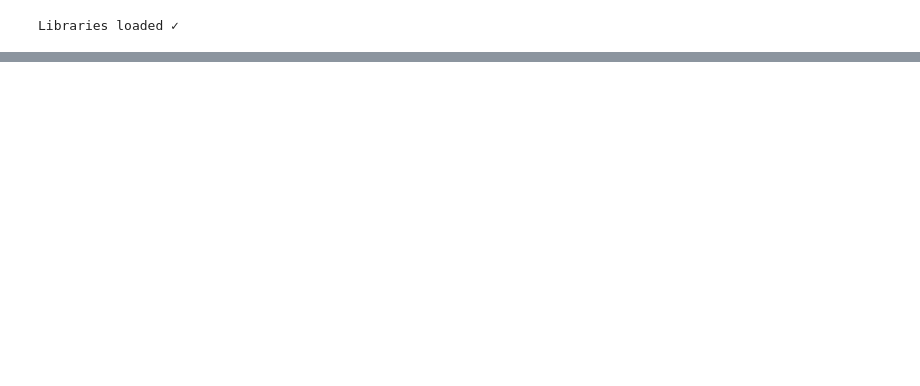
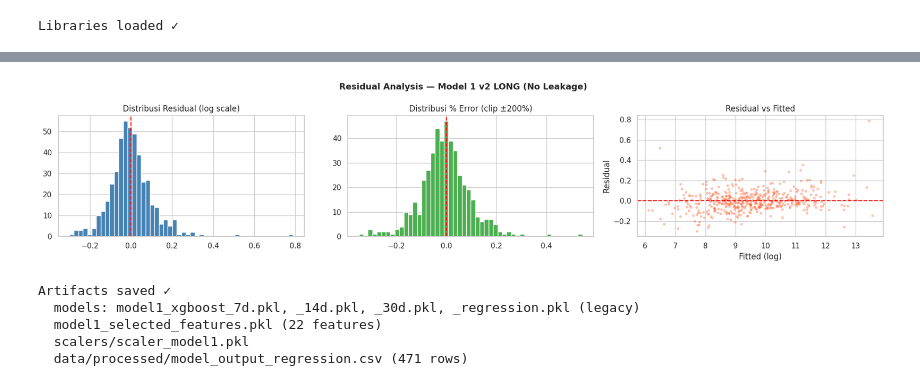
Before and after one commit to xafiertect/wrappyt, a Jupyter notebook: notebooks/modelling/08_model1_regression_views.ipynb, the cells around one changed output, grey strips where cells are left out. Drawn from its saved outputs; the diff is of its cells as text; code cells hidden in the pictures; blank space fills up the shorter version.

```diff
--- a/notebooks/modelling/08_model1_regression_views.ipynb
+++ b/notebooks/modelling/08_model1_regression_views.ipynb
@@ -198,0 +289,27 @@ Saved artifacts ✓
+# %%
+# ── 10. ERROR DISTRIBUTION & RESIDUAL ANALYSIS ───────────────────────────────
+y_pred_long = model_long.predict(X_test_sc)
+residuals = y_long.iloc[split_idx:].values - y_pred_long
+pct_errors = (np.expm1(y_long.iloc[split_idx:]) - np.expm1(y_pred_long)) / (np.expm1(y_long.iloc[split_idx:]) + 1)
+
+fig, axes = plt.subplots(1, 3, figsize=(18, 4))
+fig.suptitle('Residual Analysis — Model 1 v2 LONG (No Leakage)', fontsize=13, fontweight='bold')
+
+axes[0].hist(residuals, bins=50, color='steelblue', edgecolor='white')
+axes[0].axvline(0, color='red', linestyle='--')
+axes[0].set_title('Distribusi Residual (log scale)')
+
+axes[1].hist(pct_errors.clip(-2, 2), bins=50, color='#4CAF50', edgecolor='white')
+axes[1].axvline(0, color='red', linestyle='--')
+axes[1].set_title('Distribusi % Error (clip ±200%)')
+
+axes[2].scatter(y_pred_long, residuals, alpha=0.3, s=8, color='#FF5722')
+axes[2].axhline(0, color='red', linestyle='--')
+axes[2].set_title('Residual vs Fitted')
+axes[2].set_xlabel('Fitted (log)')
+axes[2].set_ylabel('Residual')
+
+plt.tight_layout()
+plt.show()
+# %% [output]
+[figure, added]
@@ -198,0 +354,34 @@ Saved artifacts ✓
+# %%
+# ── 11. SIMPAN SEMUA ARTIFACTS ────────────────────────────────────────────────
+os.makedirs('../../backend/models', exist_ok=True)
+os.makedirs('../../backend/scalers', exist_ok=True)
+
+# Simpan 3 model horizon
+joblib.dump(model_short,  '../../backend/models/model1_xgboost_7d.pkl')    # ts2 ≈ short-term
+joblib.dump(model_medium, '../../backend/models/model1_xgboost_14d.pkl')   # ts4 ≈ medium-term
+joblib.dump(model_long,   '../../backend/models/model1_xgboost_30d.pkl')   # penayangan ≈ long-term
+joblib.dump(model_long,   '../../backend/models/model1_xgboost_regression.pkl')  # legacy alias
+
+# Simpan selected features & scaler
+joblib.dump(SELECTED_FEATURES, '../../backend/models/model1_selected_features.pkl')
+joblib.dump(scaler_m1, '../../backend/scalers/scaler_model1.pkl')
+
+# Simpan regression output
+output_df = df.iloc[split_idx:][['video_id']].copy()
+output_df['views'] = df.iloc[split_idx:]['penayangan_tak_dilewati'].values
+output_df['views_predicted'] = np.clip(np.expm1(y_pred_long), 0, None).astype(int)
+output_df['pred_7d']  = np.clip(np.expm1(model_short.predict(X_test_sc)),  0, None).astype(int)
+output_df['pred_30d'] = np.clip(np.expm1(model_long.predict(X_test_sc)),   0, None).astype(int)
+output_df.to_csv('../../data/processed/model_output_regression.csv', index=False)
+
+print('Artifacts saved ✓')
+print(f'  models: model1_xgboost_7d.pkl, _14d.pkl, _30d.pkl, _regression.pkl (legacy)')
+print(f'  model1_selected_features.pkl ({len(SELECTED_FEATURES)} features)')
+print(f'  scalers/scaler_model1.pkl')
+print(f'  data/processed/model_output_regression.csv ({len(output_df)} rows)')
+# %% [output]
+Artifacts saved ✓
+  models: model1_xgboost_7d.pkl, _14d.pkl, _30d.pkl, _regression.pkl (legacy)
+  model1_selected_features.pkl (22 features)
+  scalers/scaler_model1.pkl
+  data/processed/model_output_regression.csv (471 rows)
```
Also changed, not shown: parts of 18 cells of this notebook, 29 other files.
